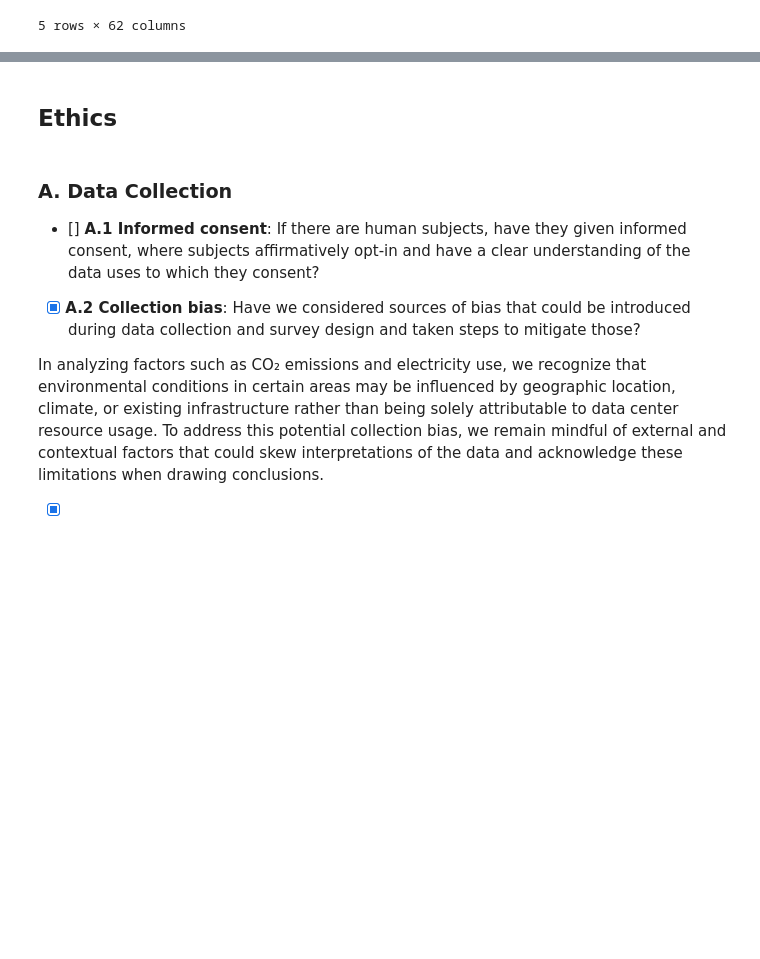
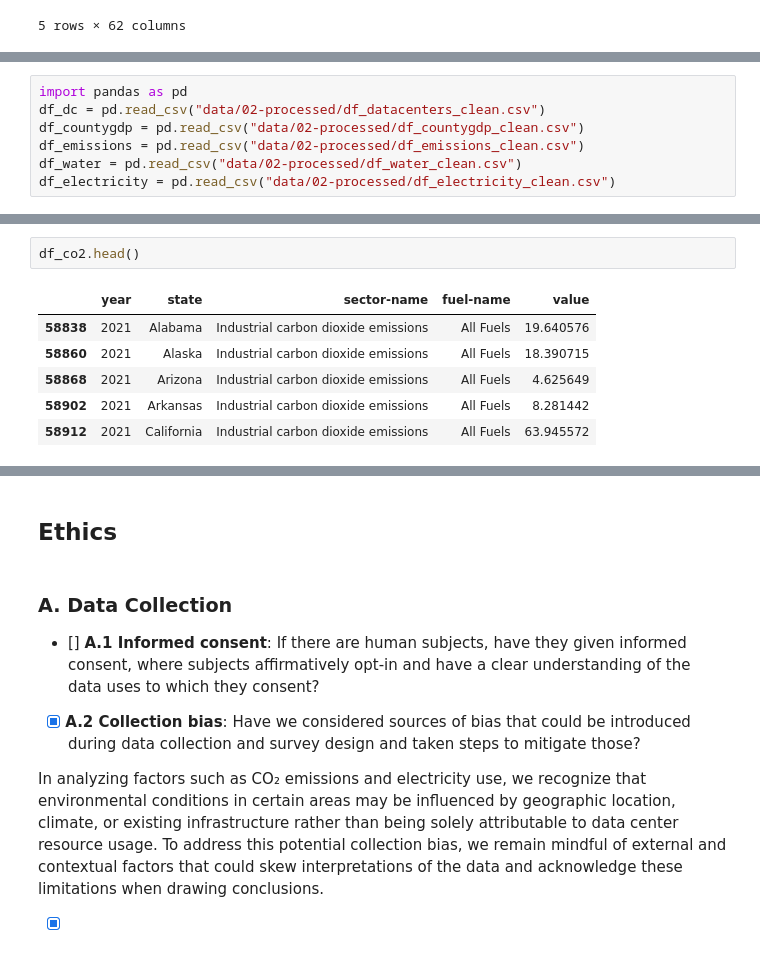
Before and after one commit to COGS108/Group147_WI26, a Jupyter notebook: 01-DataCheckpoint.ipynb, the cells around one changed output, grey strips where cells are left out. Drawn from its saved outputs; the diff is of its cells as text; blank space fills up the shorter version.

```diff
--- a/01-DataCheckpoint.ipynb
+++ b/01-DataCheckpoint.ipynb
@@ -1023,0 +1026,7 @@ pd.read_csv("data/02-processed/df_electricity_clean.csv").head()
+# %%
+import pandas as pd
+df_dc = pd.read_csv("data/02-processed/df_datacenters_clean.csv")
+df_countygdp = pd.read_csv("data/02-processed/df_countygdp_clean.csv")
+df_emissions = pd.read_csv("data/02-processed/df_emissions_clean.csv")
+df_water = pd.read_csv("data/02-processed/df_water_clean.csv")
+df_electricity = pd.read_csv("data/02-processed/df_electricity_clean.csv")
@@ -1023,0 +1063,9 @@ pd.read_csv("data/02-processed/df_electricity_clean.csv").head()
+# %%
+df_co2.head()
+# %% [output]
+|  | year | state | sector-name | fuel-name | value |
+| 58838 | 2021 | Alabama | Industrial carbon dioxide emissions | All Fuels | 19.640576 |
+| 58860 | 2021 | Alaska | Industrial carbon dioxide emissions | All Fuels | 18.390715 |
+| 58868 | 2021 | Arizona | Industrial carbon dioxide emissions | All Fuels | 4.625649 |
+| 58902 | 2021 | Arkansas | Industrial carbon dioxide emissions | All Fuels | 8.281442 |
+| 58912 | 2021 | California | Industrial carbon dioxide emissions | All Fuels | 63.945572 |
```
Also changed, not shown: parts of 9 cells of this notebook, 1 other file.
